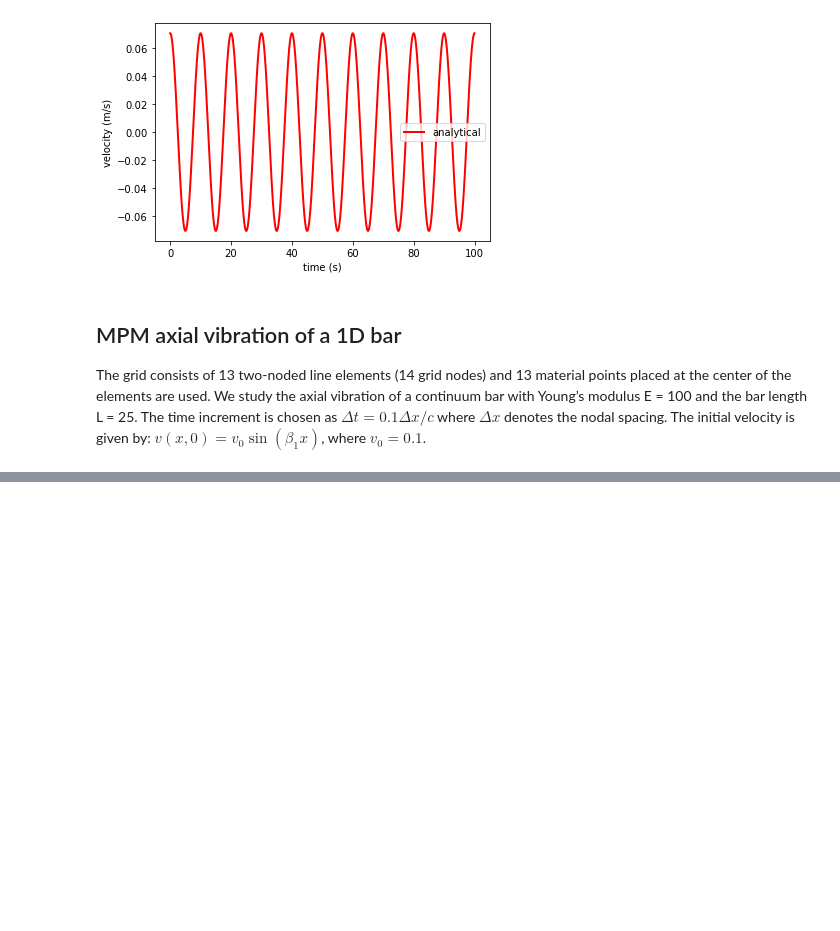
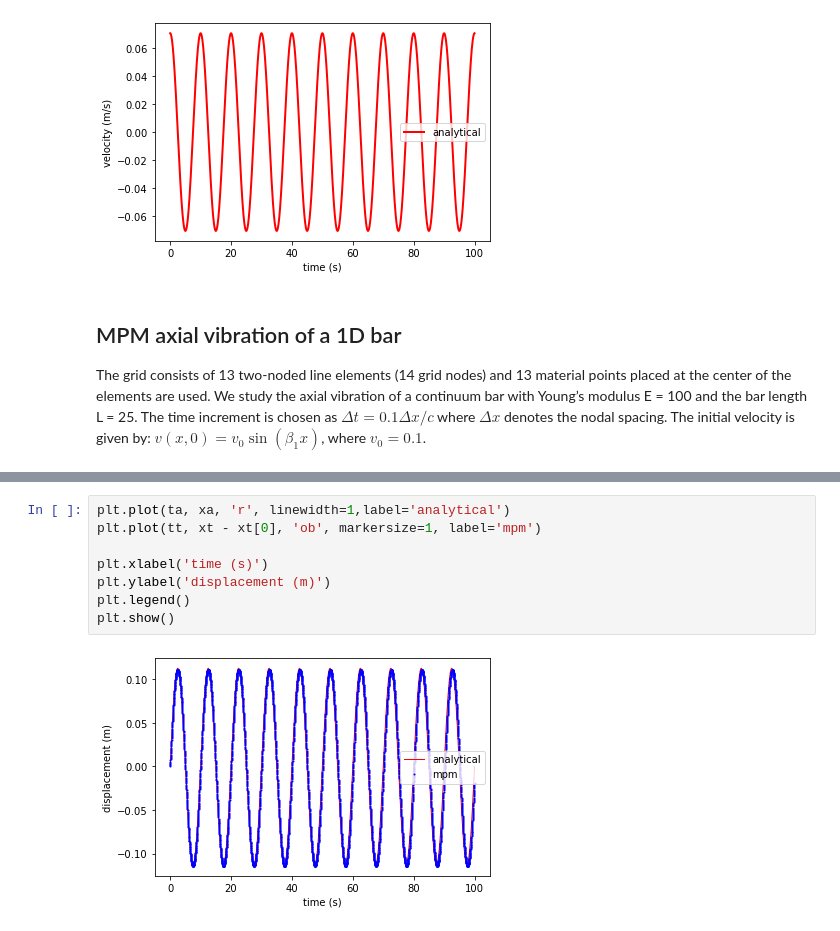
Before and after one commit to geoelements/LearnMPM, a Jupyter notebook: axial-vibration1d.ipynb, the cells around one changed output, grey strips where cells are left out. Saved outputs shown, nothing was run; the diff lists cells and outputs as text; blank space fills up the shorter version.

```diff
--- a/axial-vibration1d.ipynb
+++ b/axial-vibration1d.ipynb
@@ -211,0 +216,10 @@ plt.show()
+# %%
+plt.plot(ta, xa, 'r', linewidth=1,label='analytical')
+plt.plot(tt, xt - xt[0], 'ob', markersize=1, label='mpm')
+
+plt.xlabel('time (s)')
+plt.ylabel('displacement (m)')
+plt.legend()
+plt.show()
+# %% [output]
+[figure, added]
```
Also changed, not shown: parts of 23 cells of this notebook.
